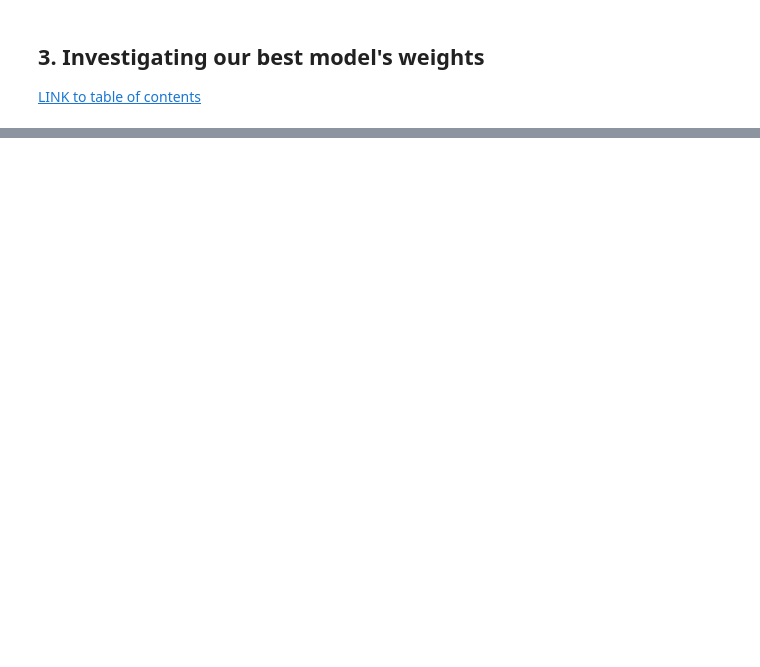
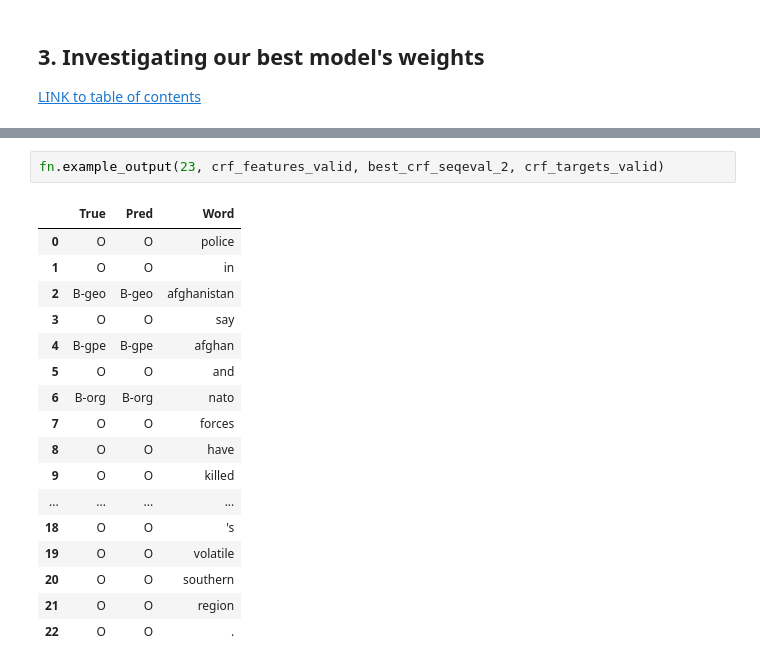
Before and after one commit to Ioana-P/Named_Entity_Recog_project, a Jupyter notebook: 2. Baseline_model_CRF.ipynb, the cells around one changed output, grey strips where cells are left out. Drawn from its saved outputs; the diff is of its cells as text; blank space fills up the shorter version.

```diff
--- a/2. Baseline_model_CRF.ipynb
+++ b/2. Baseline_model_CRF.ipynb
@@ -513,0 +600,20 @@ fig
+# %%
+fn.example_output(23, crf_features_valid, best_crf_seqeval_2, crf_targets_valid)
+# %% [output]
+|  | True | Pred | Word |
+| 0 | O | O | police |
+| 1 | O | O | in |
+| 2 | B-geo | B-geo | afghanistan |
+| 3 | O | O | say |
+| 4 | B-gpe | B-gpe | afghan |
+| 5 | O | O | and |
+| 6 | B-org | B-org | nato |
+| 7 | O | O | forces |
+| 8 | O | O | have |
+| 9 | O | O | killed |
+| ... | ... | ... | ... |
+| 18 | O | O | 's |
+| 19 | O | O | volatile |
+| 20 | O | O | southern |
+| 21 | O | O | region |
+| 22 | O | O | . |
```
Also changed, not shown: parts of 40 cells of this notebook, 2 other files.
